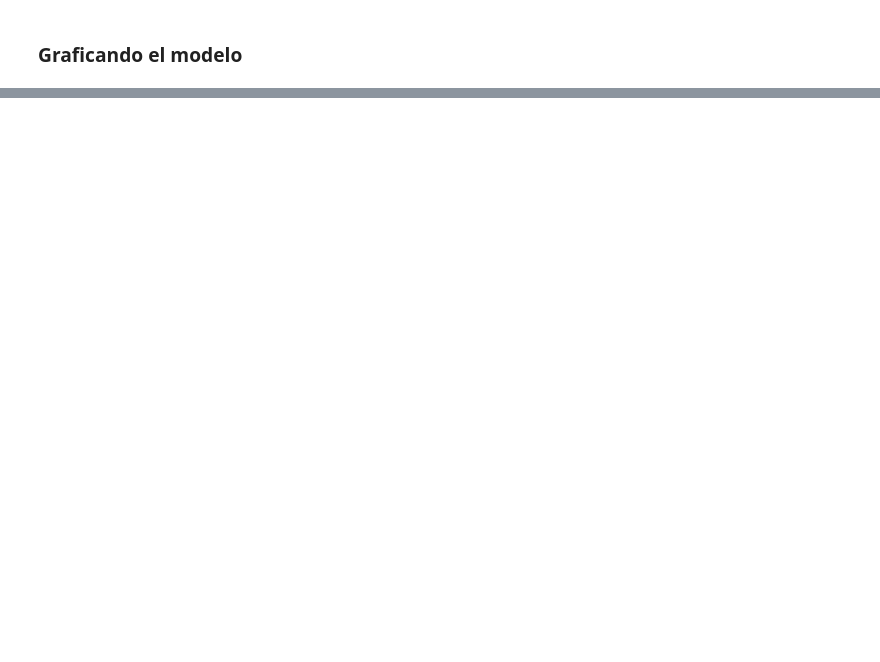
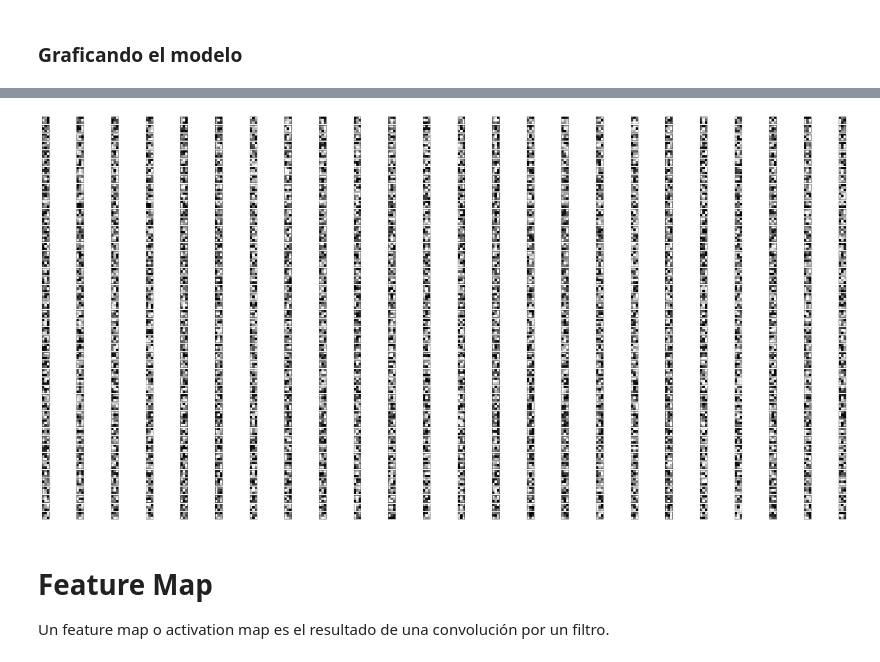
Before and after one commit to Jotade100/MusicCNN, a Jupyter notebook: CNN proyecto.ipynb, the cells around one changed output, grey strips where cells are left out. Saved outputs shown, nothing was run; the diff lists cells and outputs as text; code cells hidden in the pictures; blank space fills up the shorter version.

```diff
--- a/CNN proyecto.ipynb
+++ b/CNN proyecto.ipynb
@@ -280,0 +344,17 @@ plot_model(cnn_model, to_file='model.png', show_shapes=True, show_layer_names=Tr
+# %%
+width, height, depth, n_filters = conv2d_2.shape # Propiedades del filtro
+# %%
+fig,axs=plt.subplots(n_filters, depth,figsize=(40,20))
+for i in range(n_filters):
+    for j in range(depth):
+        filter_chann = conv2d_2[:,:,j,i]
+        axs[i,j].imshow(filter_chann,cmap='gray')
+        axs[i,j].set_xticks([])
+        axs[i,j].set_yticks([])
+plt.show()
+# %% [output]
+[figure, added]
+# %% [markdown]
+# Feature Map
+
+Un feature map o activation map es el resultado de una convolución por un filtro.
```
Also changed, not shown: parts of 46 cells of this notebook, 3 other files.
